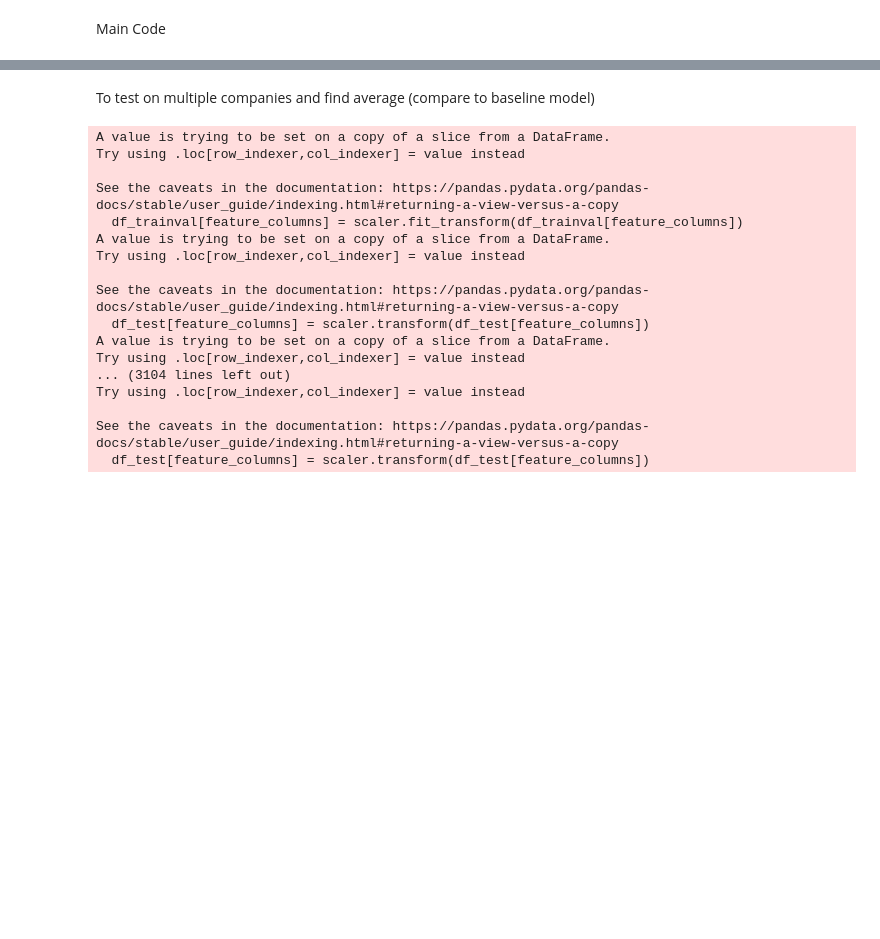
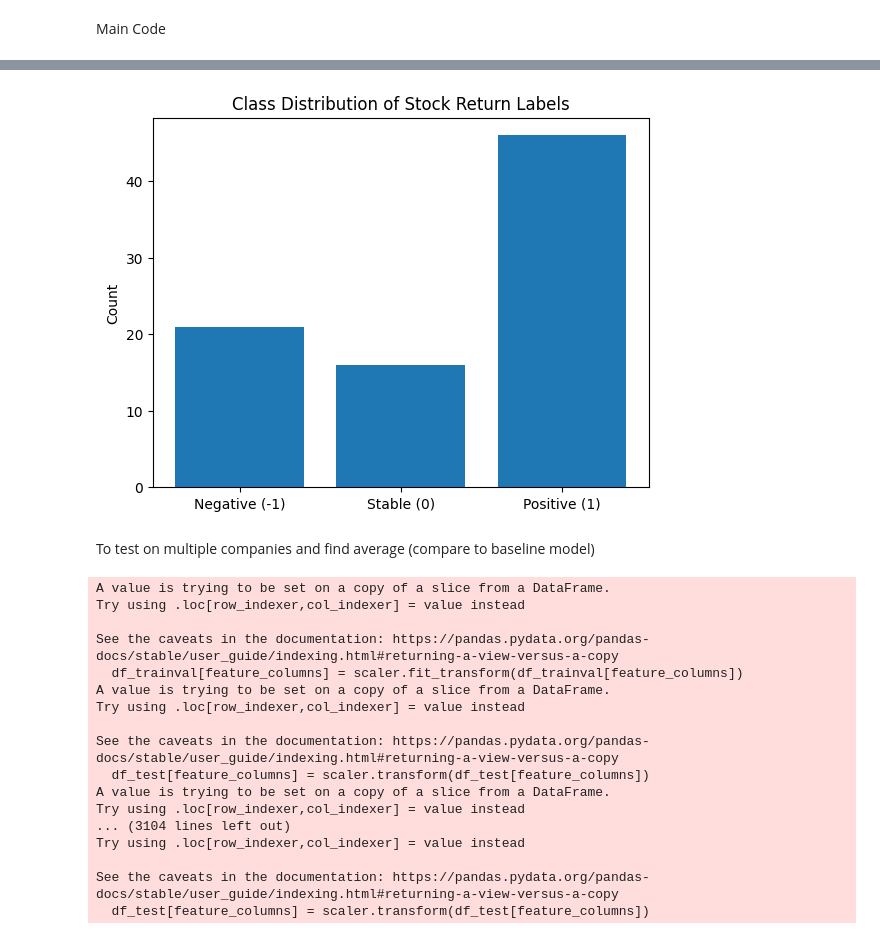
Before and after one commit to RainWoo1/LSTM-Stock-Portfolio-Curation, a Jupyter notebook: Final.ipynb, the cells around one changed output, grey strips where cells are left out. Cells and saved outputs as stored; diff of their text form; code cells hidden in the pictures; blank space fills up the shorter version.

```diff
--- a/Final.ipynb
+++ b/Final.ipynb
@@ -458,3 +997,16 @@ weighted avg       0.46      0.42      0.37     28115
+# %%
+import numpy as np
+import matplotlib.pyplot as plt
+
+all_labels = classify_stock_returns(np.array(val_targets), threshold=0.01)
+classes, counts = np.unique(all_labels, return_counts=True)
+
+plt.bar(classes, counts, tick_label=['Negative (-1)', 'Stable (0)', 'Positive (1)'])
+plt.title("Class Distribution of Stock Return Labels")
+plt.ylabel("Count")
+plt.show()
+# %% [output]
+[figure, added]
 # %% [markdown]
 To test on multiple companies and find average (compare to baseline model)
 # %%
```
Also changed, not shown: parts of 26 cells of this notebook, 3 other files.
